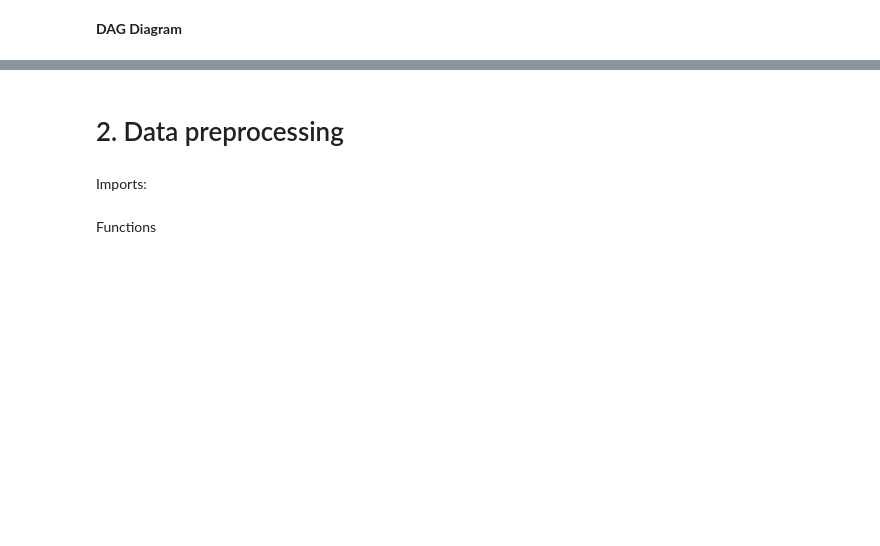
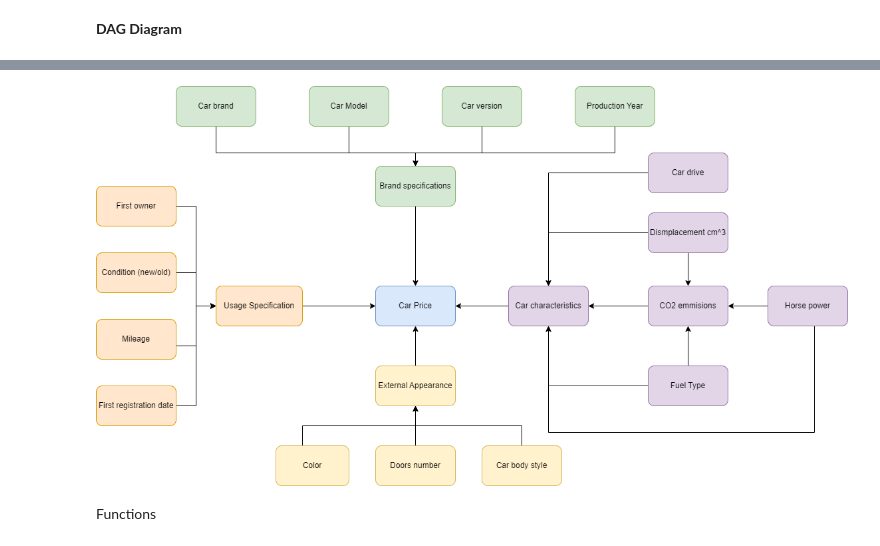
Before and after one commit to Karolina0110/DA, a Jupyter notebook: project/main_notebook.ipynb, the cells around one changed output, grey strips where cells are left out. Saved outputs shown, nothing was run; the diff lists cells and outputs as text; code cells hidden in the pictures; blank space fills up the shorter version.

```diff
--- a/project/main_notebook.ipynb
+++ b/project/main_notebook.ipynb
@@ -43,7 +41,9 @@ Based on the data, we created a DAG diagram to describe what parameters affect t
-# %% [markdown]
-# 2. Data preprocessing
-# %% [markdown]
-Imports:
+# %%
+from IPython.display import Image
+image_path = "/home/DA/project/DAG_cars.png"
+Image(filename=image_path)
+# %% [output]
+[figure, added]
 # %%
 import pandas as pd
 import numpy as np
```
Also changed, not shown: parts of 14 cells of this notebook, 2 other files.
